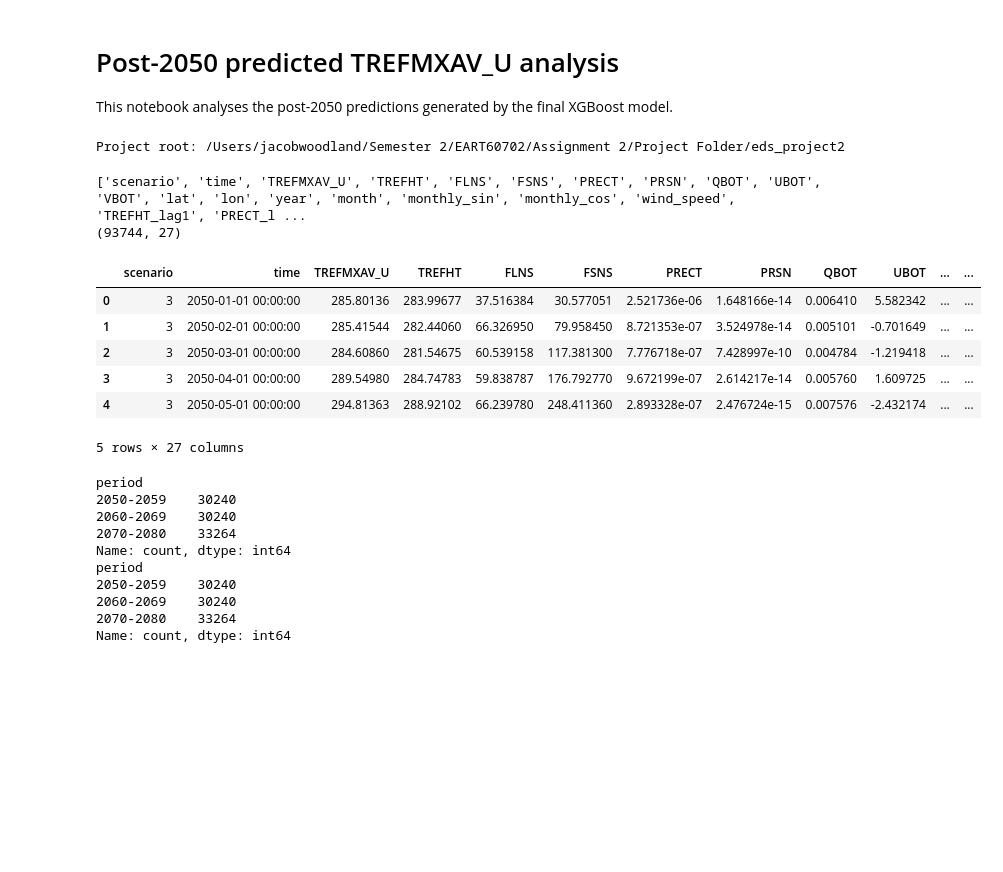
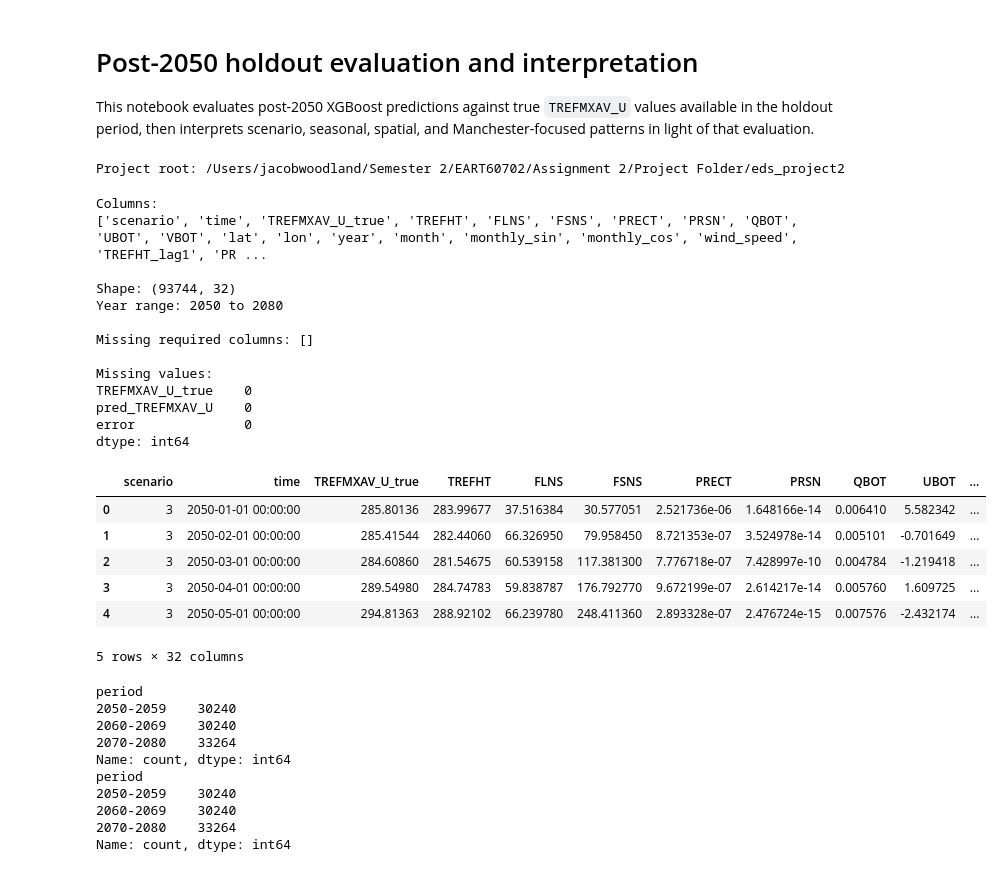
Before and after one commit to Jacob-DS-1/eds_project2, a Jupyter notebook: notebooks/04_post2050_predictions.ipynb, the cells around one changed output. Cells and saved outputs as stored; diff of their text form; code cells hidden in the pictures; blank space fills up the shorter version.

```diff
--- a/notebooks/04_post2050_predictions.ipynb
+++ b/notebooks/04_post2050_predictions.ipynb
@@ -1,7 +1,7 @@
 # %% [markdown]
-# Post-2050 predicted TREFMXAV_U analysis
+# Post-2050 holdout evaluation and interpretation
 
-This notebook analyses the post-2050 predictions generated by the final XGBoost model.
+This notebook evaluates post-2050 XGBoost predictions against true `TREFMXAV_U` values available in the holdout period, then interprets scenario, seasonal, spatial, and Manchester-focused patterns in light of that evaluation.
 # %%
 from pathlib import Path
 import sys
@@ -31,24 +41,48 @@ from src.config import TABLES_DIR, FIGURES_DIR
 # %%
-post2050 = pd.read_csv(TABLES_DIR / "post2050_predictions.csv")
+post2050 = pd.read_csv(POST2050_HOLDOUT_PREDICTIONS)
 
-# Convert longitudes to typical format as opposed to 0 - 360 system
-
+# Convert longitudes to typical format rather than 0-360
 post2050_plot = post2050.copy()
 post2050_plot["lon_plot"] = ((post2050_plot["lon"] + 180) % 360) - 180
 # %%
+print("Columns:")
 print(post2050_plot.columns.tolist())
-print(post2050_plot.shape)
+print()
+
+print("Shape:", post2050_plot.shape)
+print("Year range:", post2050_plot["year"].min(), "to", post2050_plot["year"].max())
+print()
+
+required_cols = ["TREFMXAV_U_true", "pred_TREFMXAV_U", "error"]
+missing = [col for col in required_cols if col not in post2050_plot.columns]
+print("Missing required columns:", missing)
+
+print()
+print("Missing values:")
+print(post2050_plot[["TREFMXAV_U_true", "pred_TREFMXAV_U", "error"]].isna().sum())
+
 post2050_plot.head()
 # %% [output]
-['scenario', 'time', 'TREFMXAV_U', 'TREFHT', 'FLNS', 'FSNS', 'PRECT', 'PRSN', 'QBOT', 'UBOT', 'VBOT', 'lat', 'lon', 'year', 'month', 'monthly_sin', 'monthly_cos', 'wind_speed', 'TREFHT_lag1', 'PRECT_l ...
-(93744, 27)
+Columns:
+['scenario', 'time', 'TREFMXAV_U_true', 'TREFHT', 'FLNS', 'FSNS', 'PRECT', 'PRSN', 'QBOT', 'UBOT', 'VBOT', 'lat', 'lon', 'year', 'month', 'monthly_sin', 'monthly_cos', 'wind_speed', 'TREFHT_lag1', 'PR ...
+
+Shape: (93744, 32)
+Year range: 2050 to 2080
+
+Missing required columns: []
+
+Missing values:
+TREFMXAV_U_true    0
+pred_TREFMXAV_U    0
+error              0
+dtype: int64
-|  | scenario | time | TREFMXAV_U | TREFHT | FLNS | FSNS | PRECT | PRSN | QBOT | UBOT | ... | ... |
-| 0 | 3 | 2050-01-01 00:00:00 | 285.80136 | 283.99677 | 37.516384 | 30.577051 | 2.521736e-06 | 1.648166e-14 | 0.006410 | 5.582342 | ... | ... |
-| 1 | 3 | 2050-02-01 00:00:00 | 285.41544 | 282.44060 | 66.326950 | 79.958450 | 8.721353e-07 | 3.524978e-14 | 0.005101 | -0.701649 | ... | ... |
-| 2 | 3 | 2050-03-01 00:00:00 | 284.60860 | 281.54675 | 60.539158 | 117.381300 | 7.776718e-07 | 7.428997e-10 | 0.004784 | -1.219418 | ... | ... |
-| 3 | 3 | 2050-04-01 00:00:00 | 289.54980 | 284.74783 | 59.838787 | 176.792770 | 9.672199e-07 | 2.614217e-14 | 0.005760 | 1.609725 | ... | ... |
-| 4 | 3 | 2050-05-01 00:00:00 | 294.81363 | 288.92102 | 66.239780 | 248.411360 | 2.893328e-07 | 2.476724e-15 | 0.007576 | -2.432174 | ... | ... |
+|  | scenario | time | TREFMXAV_U_true | TREFHT | FLNS | FSNS | PRECT | PRSN | QBOT | UBOT | ... |
+| 0 | 3 | 2050-01-01 00:00:00 | 285.80136 | 283.99677 | 37.516384 | 30.577051 | 2.521736e-06 | 1.648166e-14 | 0.006410 | 5.582342 | ... |
+| 1 | 3 | 2050-02-01 00:00:00 | 285.41544 | 282.44060 | 66.326950 | 79.958450 | 8.721353e-07 | 3.524978e-14 | 0.005101 | -0.701649 | ... |
+| 2 | 3 | 2050-03-01 00:00:00 | 284.60860 | 281.54675 | 60.539158 | 117.381300 | 7.776718e-07 | 7.428997e-10 | 0.004784 | -1.219418 | ... |
+| 3 | 3 | 2050-04-01 00:00:00 | 289.54980 | 284.74783 | 59.838787 | 176.792770 | 9.672199e-07 | 2.614217e-14 | 0.005760 | 1.609725 | ... |
+| 4 | 3 | 2050-05-01 00:00:00 | 294.81363 | 288.92102 | 66.239780 | 248.411360 | 2.893328e-07 | 2.476724e-15 | 0.007576 | -2.432174 | ... |
-5 rows × 27 columns
+5 rows × 32 columns
 # %%
 # Define post2050 periods
 
```
Also changed, not shown: parts of 33 cells of this notebook.
